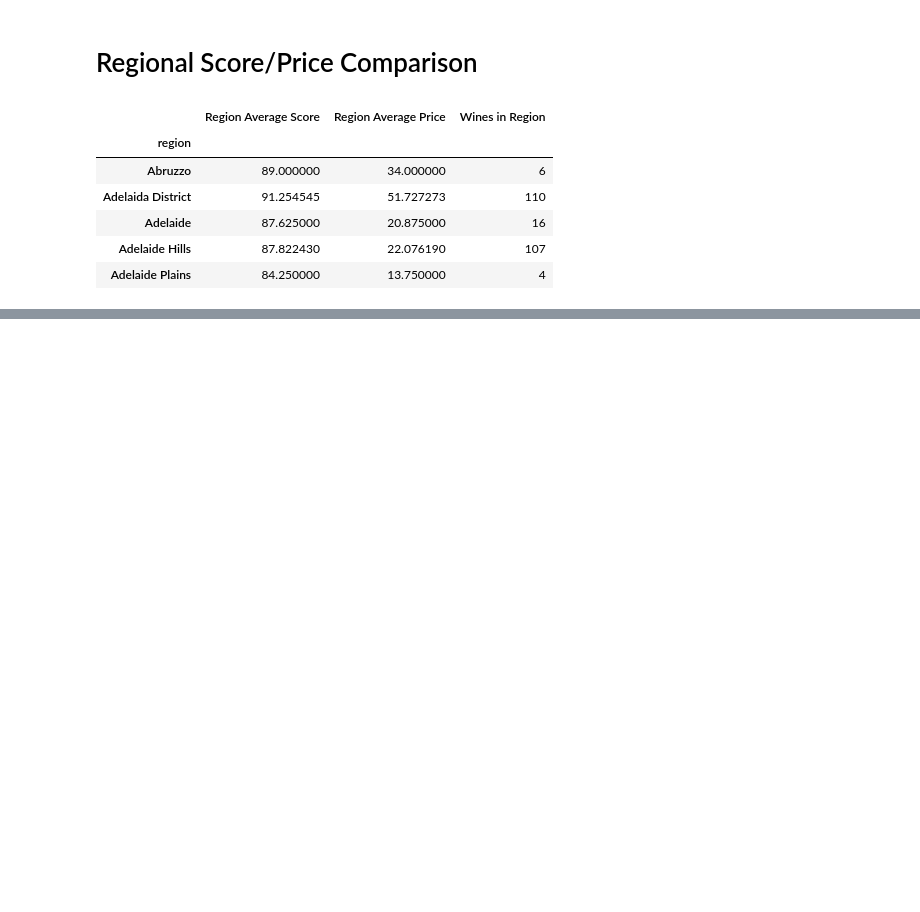
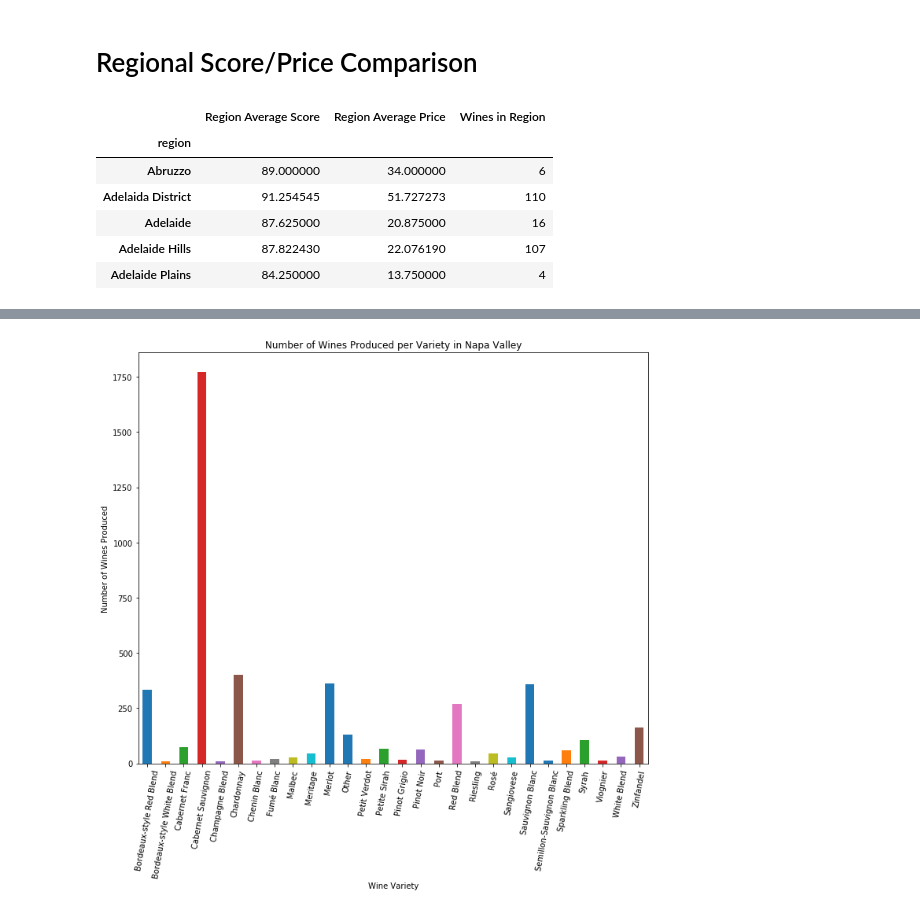
Before and after one commit to vittalsiddaiah/FantasticFive, a Jupyter notebook: Project/Notebooks/JacobRegionAnalysis.ipynb, the cells around one changed output, grey strips where cells are left out. Saved outputs shown, nothing was run; the diff lists cells and outputs as text; code cells hidden in the pictures; blank space fills up the shorter version.

```diff
--- a/Project/Notebooks/JacobRegionAnalysis.ipynb
+++ b/Project/Notebooks/JacobRegionAnalysis.ipynb
@@ -115,0 +126,4 @@ plt.show()
+# %%
+#Separate out largest region
+NapaDF = wineDF.loc[wineDF['region']=='Napa Valley',:]
+NapaDF.head()
@@ -115,0 +137,10 @@ plt.show()
+# %%
+#Count wine varities in region
+Napa_Wine_Group = NapaDF.groupby('variety')
+Napa_group_count = Napa_Wine_Group.count()
+
+VarietyDF = pd.DataFrame({
+    'Variety Count':Napa_group_count['points']
+}).reset_index()
+
+VarietyDF.head()
@@ -115,0 +154,5 @@ plt.show()
+# %%
+#Group all varities with less than 10 wines produced into Other category
+VarietyDF.loc[VarietyDF['Variety Count']<=10,'variety'] = 'Other'
+Variety_sum = VarietyDF.groupby('variety').sum()
+Variety_sum
@@ -115,0 +178,11 @@ plt.show()
+# %%
+#Plot
+Variety_sum.plot.bar(y='Variety Count',figsize=(10,10),rot=80,legend=False)
+plt.xlabel('Wine Variety')
+plt.ylabel('Number of Wines Produced')
+plt.title('Number of Wines Produced per Variety in Napa Valley')
+plt.tight_layout()
+plt.savefig('Napa Valley Wines.png')
+plt.show()
+# %% [output]
+[figure, added]
```
Also changed, not shown: parts of 8 cells of this notebook, 4 other files.
